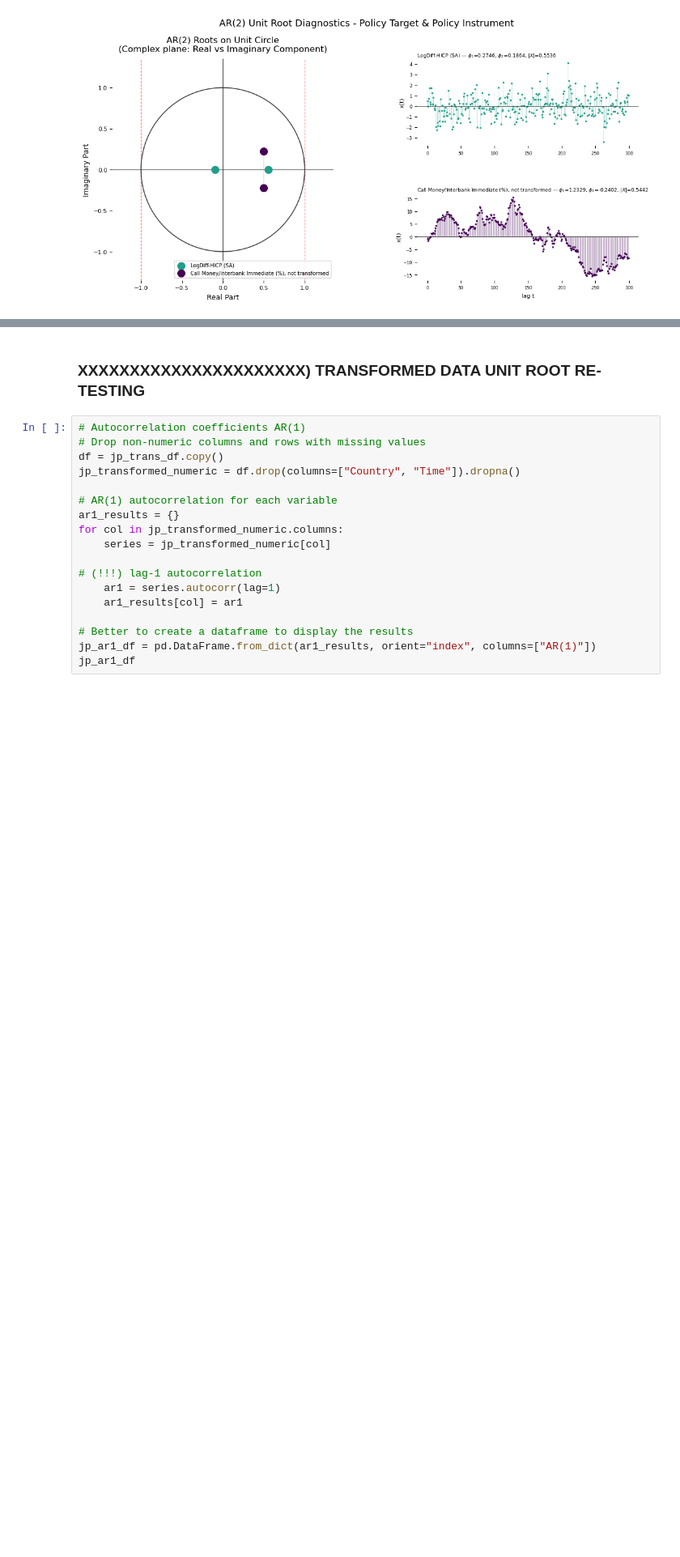
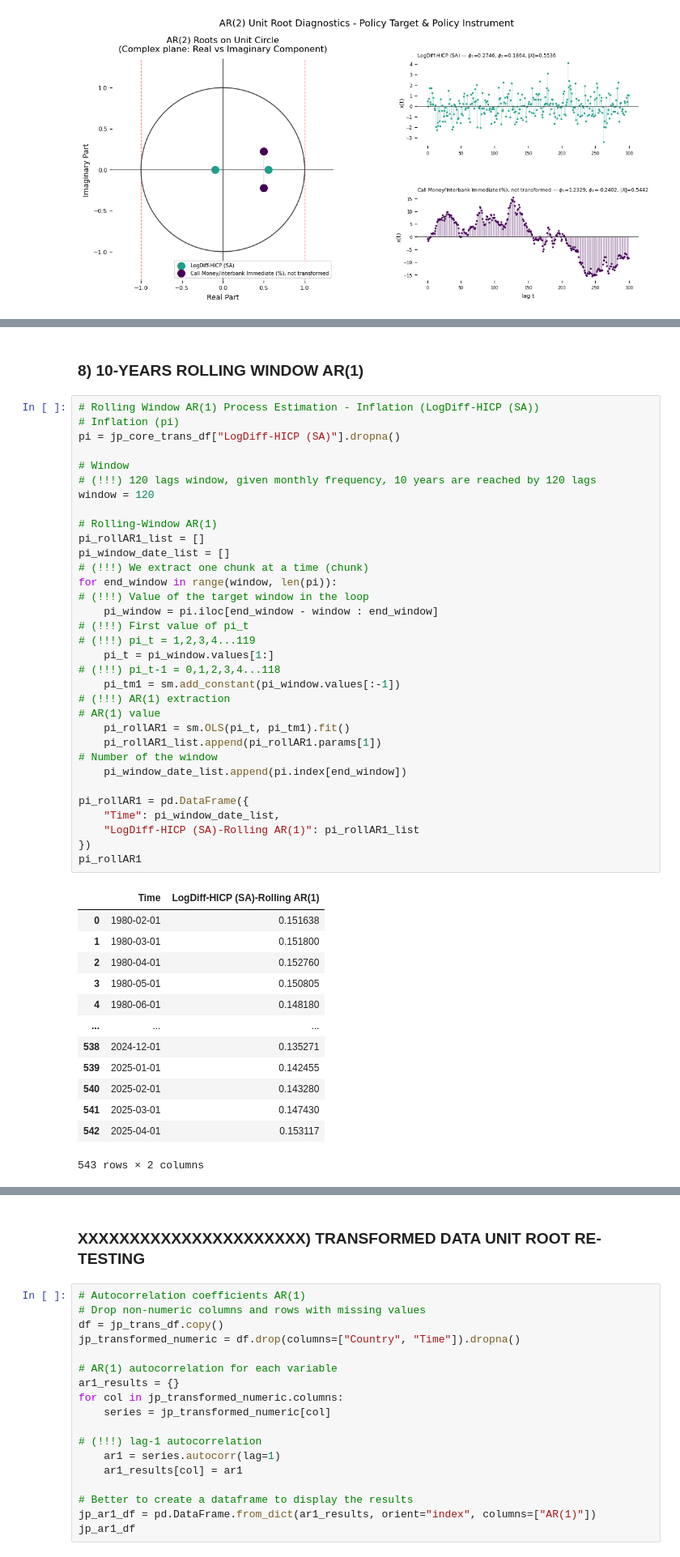
Before and after one commit to EliaLand/Policy_Target_RegimeSwitchingPersistence, a Jupyter notebook: Module3_ar_analysis.ipynb, the cells around one changed output, grey strips where cells are left out. Shown at 81% size. Cells and saved outputs as stored; diff of their text form; blank space fills up the shorter version.

```diff
--- a/Module3_ar_analysis.ipynb
+++ b/Module3_ar_analysis.ipynb
@@ -1163,0 +1271,49 @@ plt.show()
+# %% [markdown]
+### **8) 10-YEARS ROLLING WINDOW AR(1)**
+# %%
+# Rolling Window AR(1) Process Estimation - Inflation (LogDiff-HICP (SA))
+# Inflation (pi)
+pi = jp_core_trans_df["LogDiff-HICP (SA)"].dropna()
+
+# Window
+# (!!!) 120 lags window, given monthly frequency, 10 years are reached by 120 lags
+window = 120
+
+# Rolling-Window AR(1)
+pi_rollAR1_list = []
+pi_window_date_list = []
+# (!!!) We extract one chunk at a time (chunk)
+for end_window in range(window, len(pi)):
+# (!!!) Value of the target window in the loop
+    pi_window = pi.iloc[end_window - window : end_window]
+# (!!!) First value of pi_t
+# (!!!) pi_t = 1,2,3,4...119
+    pi_t = pi_window.values[1:]
+# (!!!) pi_t-1 = 0,1,2,3,4...118
+    pi_tm1 = sm.add_constant(pi_window.values[:-1])
+# (!!!) AR(1) extraction
+# AR(1) value
+    pi_rollAR1 = sm.OLS(pi_t, pi_tm1).fit()
+    pi_rollAR1_list.append(pi_rollAR1.params[1])
+# Number of the window
+    pi_window_date_list.append(pi.index[end_window])
+
+pi_rollAR1 = pd.DataFrame({
+    "Time": pi_window_date_list,
+    "LogDiff-HICP (SA)-Rolling AR(1)": pi_rollAR1_list
+})
+pi_rollAR1
+# %% [output]
+|  | Time | LogDiff-HICP (SA)-Rolling AR(1) |
+| 0 | 1980-02-01 | 0.151638 |
+| 1 | 1980-03-01 | 0.151800 |
+| 2 | 1980-04-01 | 0.152760 |
+| 3 | 1980-05-01 | 0.150805 |
+| 4 | 1980-06-01 | 0.148180 |
+| ... | ... | ... |
+| 538 | 2024-12-01 | 0.135271 |
+| 539 | 2025-01-01 | 0.142455 |
+| 540 | 2025-02-01 | 0.143280 |
+| 541 | 2025-03-01 | 0.147430 |
+| 542 | 2025-04-01 | 0.153117 |
+543 rows × 2 columns
```
Also changed, not shown: parts of 28 cells of this notebook, 2 other files.
